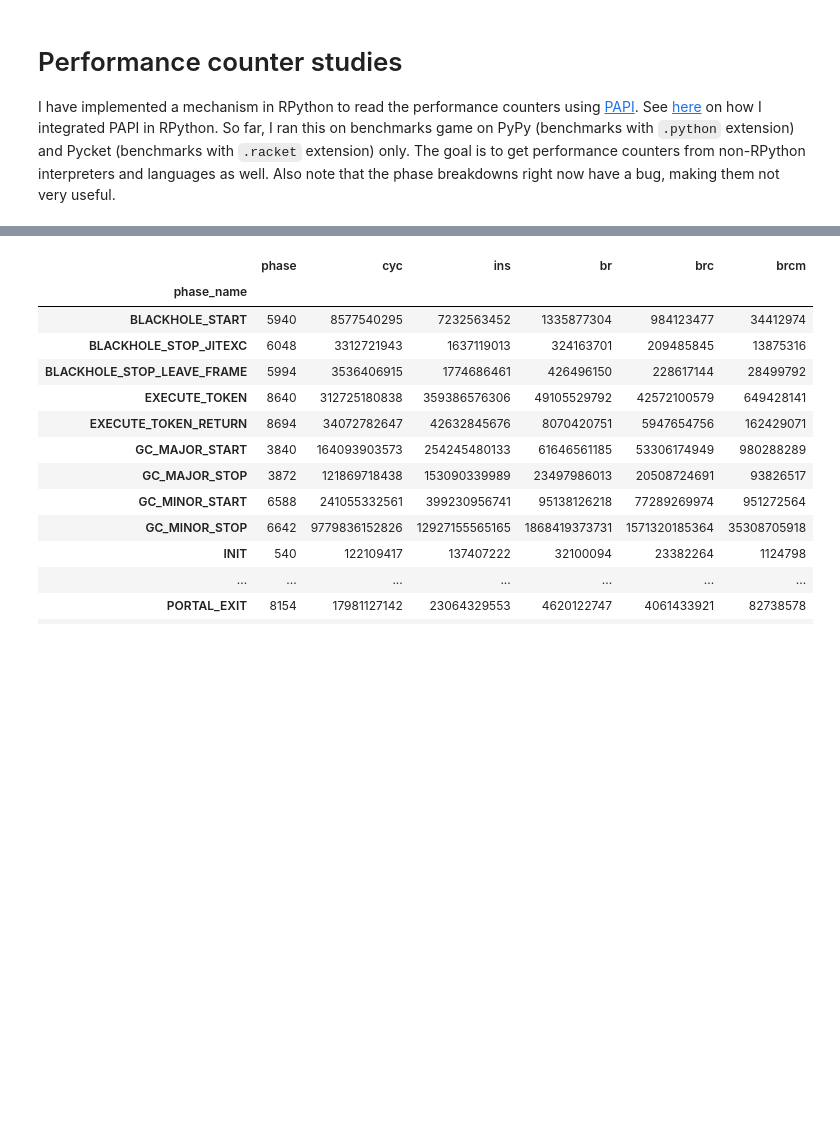
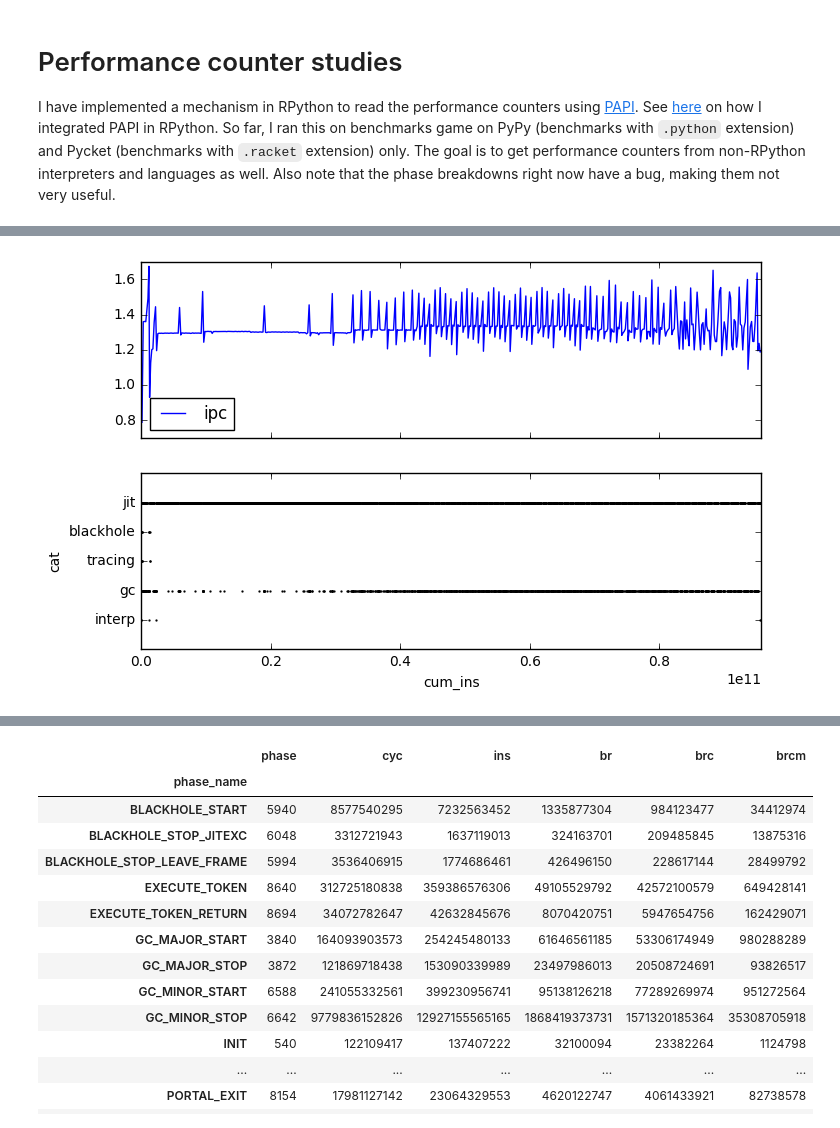
Before and after one commit to cornell-brg/metatracing-workload-characterization, a Jupyter notebook: ipython-notebooks/perf_counters.ipynb, the cells around one changed output, grey strips where cells are left out. Cells and saved outputs as stored; diff of their text form; code cells hidden in the pictures; blank space fills up the shorter version.

```diff
--- a/ipython-notebooks/perf_counters.ipynb
+++ b/ipython-notebooks/perf_counters.ipynb
@@ -63,0 +139,4 @@ df
+# %%
+plot_time_breakdown( "binarytrees.python" )
+# %% [output]
+[figure, added]
```
Also changed, not shown: parts of 25 cells of this notebook, 3 other files.
